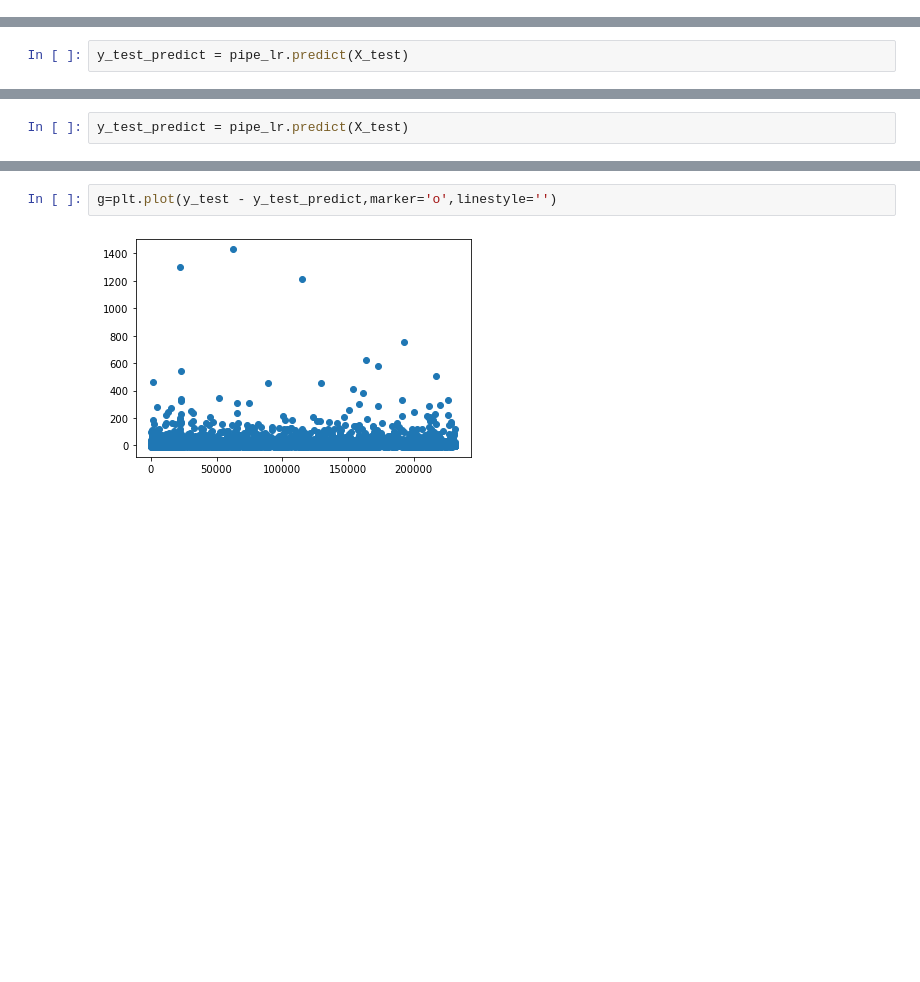
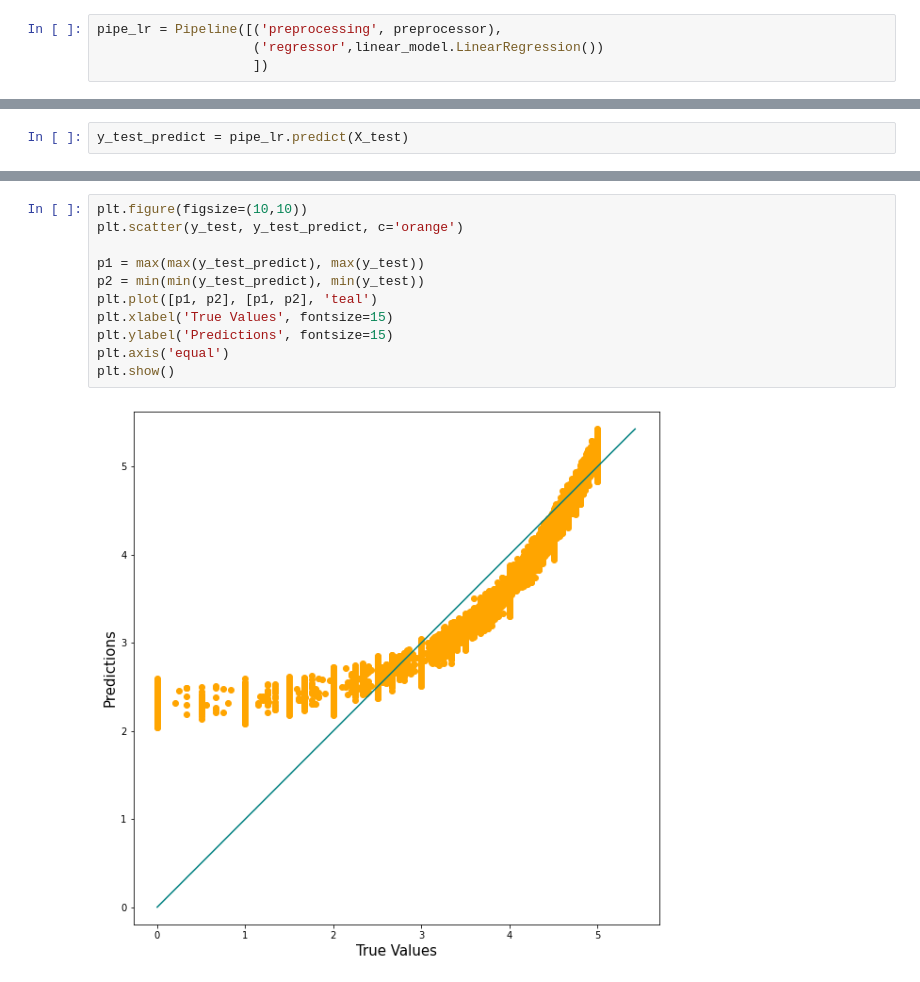
Before and after one commit to Alex-Skp/Recipe-Popularity-Predictor, a Jupyter notebook: code/2-Applying-regression-models-with-pipelines.ipynb, the cells around one changed output, grey strips where cells are left out. Saved outputs shown, nothing was run; the diff lists cells and outputs as text; blank space fills up the shorter version.

```diff
--- a/code/2-Applying-regression-models-with-pipelines.ipynb
+++ b/code/2-Applying-regression-models-with-pipelines.ipynb
@@ -250,0 +377,4 @@ model score: 0.128
+# %%
+pipe_lr = Pipeline([('preprocessing', preprocessor),
+                    ('regressor',linear_model.LinearRegression())
+                    ])
@@ -267,2 +393,0 @@ print("model score: %.3f" % pipe_lr.score(X_test, y_test))
-# %%
-y_test_predict = pipe_lr.predict(X_test)
@@ -297,4 +394,13 @@ sns.scatterplot(data=results, x='test', y='prediction')
-# %%
-g=plt.plot(y_test - y_test_predict,marker='o',linestyle='')
-# %% [output]
-[figure, removed]
+# %%
+plt.figure(figsize=(10,10))
+plt.scatter(y_test, y_test_predict, c='orange')
+
+p1 = max(max(y_test_predict), max(y_test))
+p2 = min(min(y_test_predict), min(y_test))
+plt.plot([p1, p2], [p1, p2], 'teal')
+plt.xlabel('True Values', fontsize=15)
+plt.ylabel('Predictions', fontsize=15)
+plt.axis('equal')
+plt.show()
+# %% [output]
+[figure, added]
```
Also changed, not shown: parts of 63 cells of this notebook, 4 other files.
